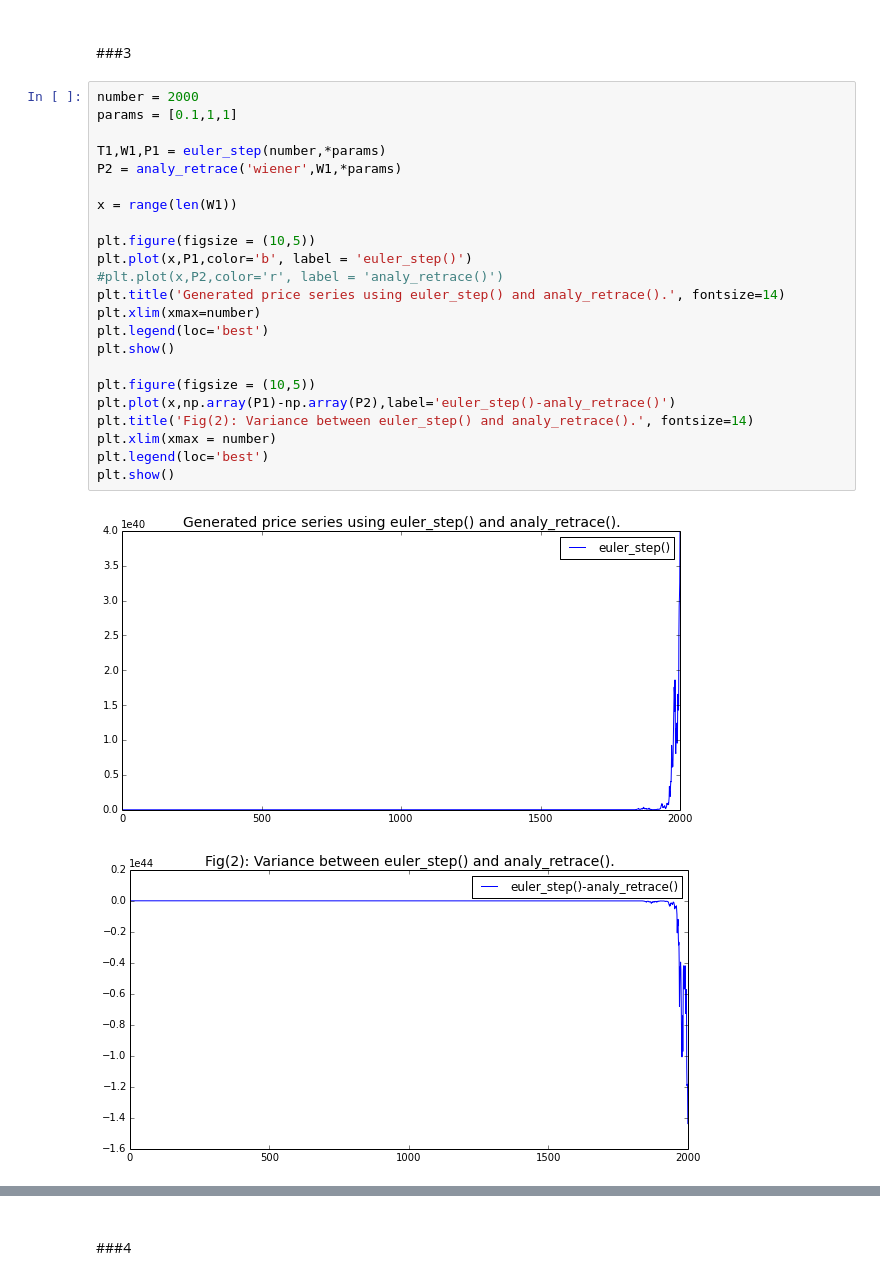
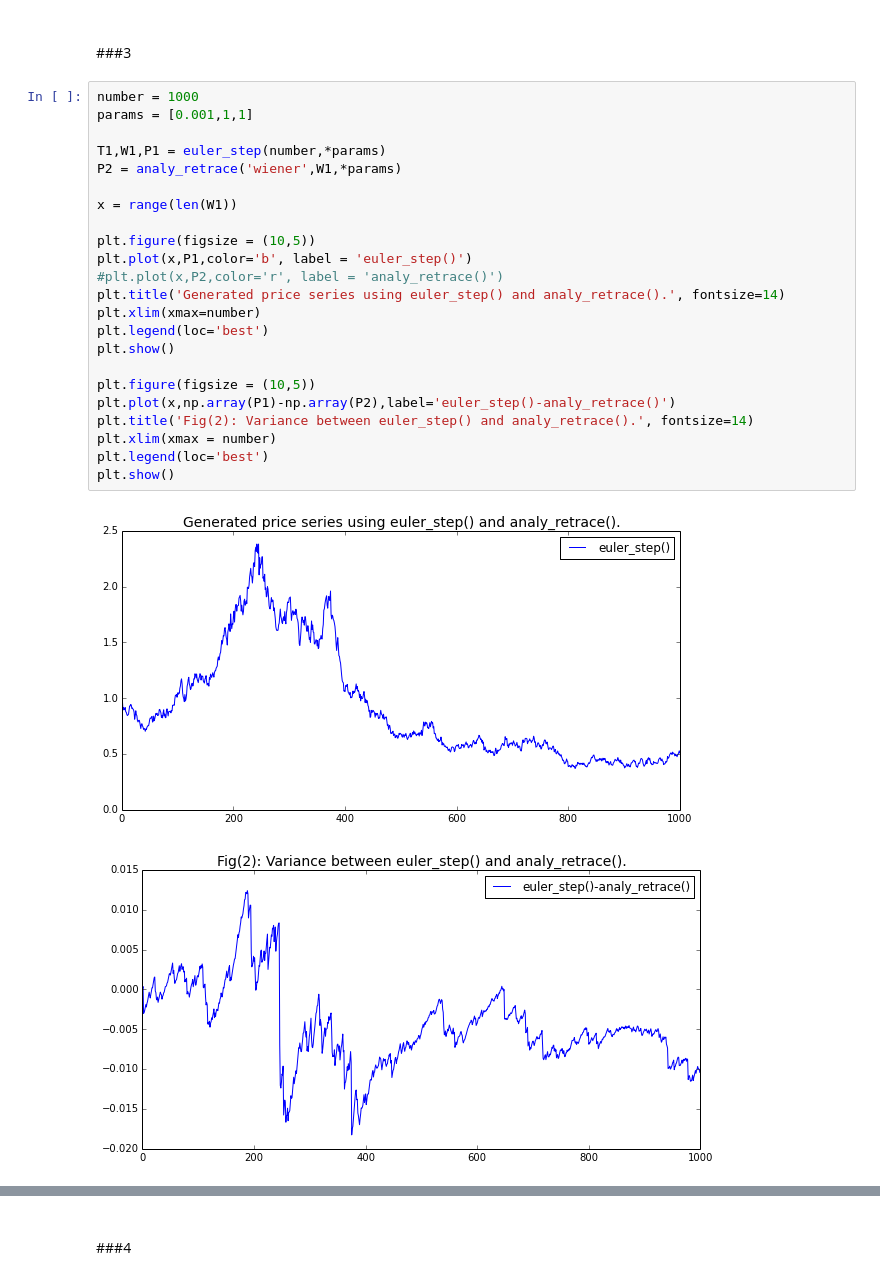
Before and after one commit to rmorshea/quantfi, a Jupyter notebook: ExponentialBrownian.ipynb, the cells around one changed output, grey strips where cells are left out. Drawn from its saved outputs; the diff is of its cells as text.

```diff
--- a/ExponentialBrownian.ipynb
+++ b/ExponentialBrownian.ipynb
@@ -338,31 +353,31 @@ average variance: 5.25476652931e-17
 ---
 ##\#3
 # %%
-number = 2000
-params = [0.1,1,1]
+number = 1000
+params = [0.001,1,1]
 
 T1,W1,P1 = euler_step(number,*params)
 P2 = analy_retrace('wiener',W1,*params)
 
 x = range(len(W1))
 
 plt.figure(figsize = (10,5))
 plt.plot(x,P1,color='b', label = 'euler_step()')
 #plt.plot(x,P2,color='r', label = 'analy_retrace()')
 plt.title('Generated price series using euler_step() and analy_retrace().', fontsize=14)
 plt.xlim(xmax=number)
 plt.legend(loc='best')
 plt.show()
 
 plt.figure(figsize = (10,5))
 plt.plot(x,np.array(P1)-np.array(P2),label='euler_step()-analy_retrace()')
 plt.title('Fig(2): Variance between euler_step() and analy_retrace().', fontsize=14)
 plt.xlim(xmax = number)
 plt.legend(loc='best')
 plt.show()
 # %% [output]
-[figure, old version]
+[figure, new version]
-[figure, old version]
+[figure, new version]
 # %%
 number = 1000
 params = [0.001,1,1]
```
Also changed, not shown: parts of 18 cells of this notebook.
